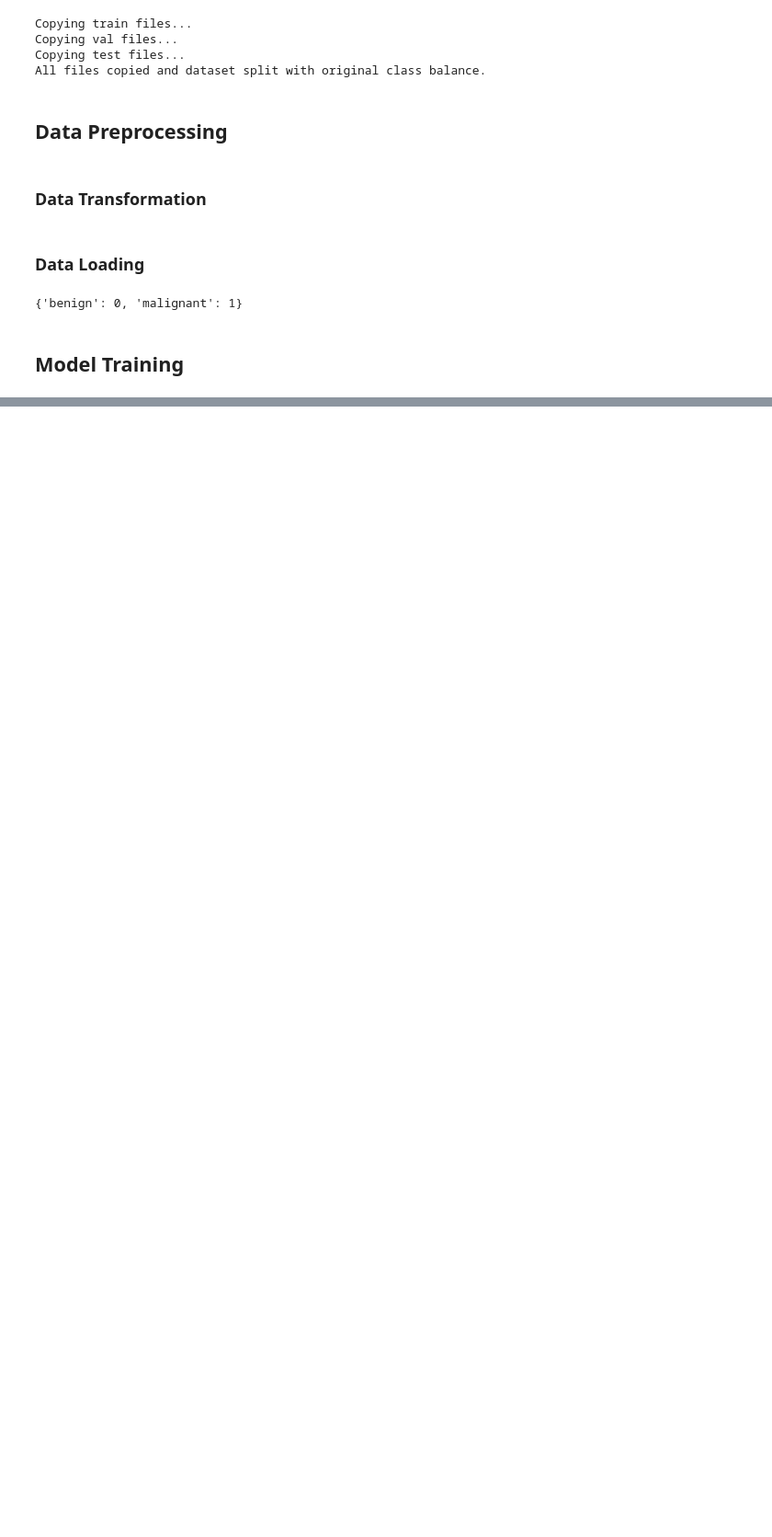
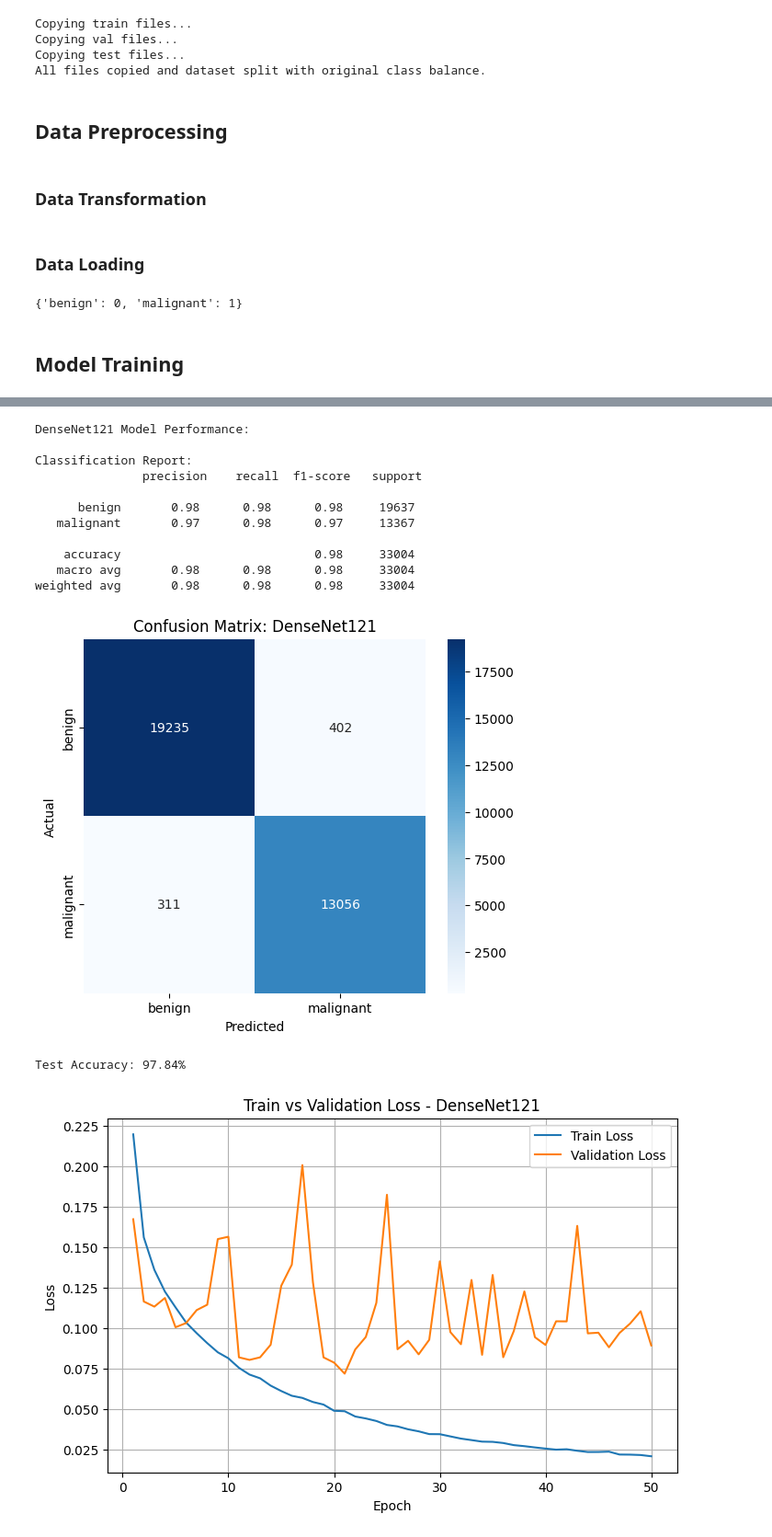
Before and after one commit to yu-kay-khaing-oo/AT82-01-project, a Jupyter notebook: Report.ipynb, the cells around one changed output, grey strips where cells are left out. Shown: that part at 92% size. Drawn from its saved outputs; the diff is of its cells as text; code cells hidden in the pictures; blank space fills up the shorter version.

```diff
--- a/Report.ipynb
+++ b/Report.ipynb
@@ -300,0 +472,23 @@ Test Accuracy: 0.9347
+# %%
+print("DenseNet121 Model Performance:")
+model_name = 'DenseNet121'
+
+densenet_121_model_test_acc = evaluate_model(densenet_121_model, test_loader, class_names, model_name)
+print(f"\nTest Accuracy: {densenet_121_model_test_acc:.2f}%\n")
+
+plot_from_log(f'training_log_{model_name}.csv', model_name)
+# %% [output]
+DenseNet121 Model Performance:
+
+Classification Report:
+               precision    recall  f1-score   support
+
+      benign       0.98      0.98      0.98     19637
+   malignant       0.97      0.98      0.97     13367
+
+    accuracy                           0.98     33004
+   macro avg       0.98      0.98      0.98     33004
+weighted avg       0.98      0.98      0.98     33004
+[figure, added]
+Test Accuracy: 97.84%
+[figure, added]
```
Also changed, not shown: parts of 37 cells of this notebook.
